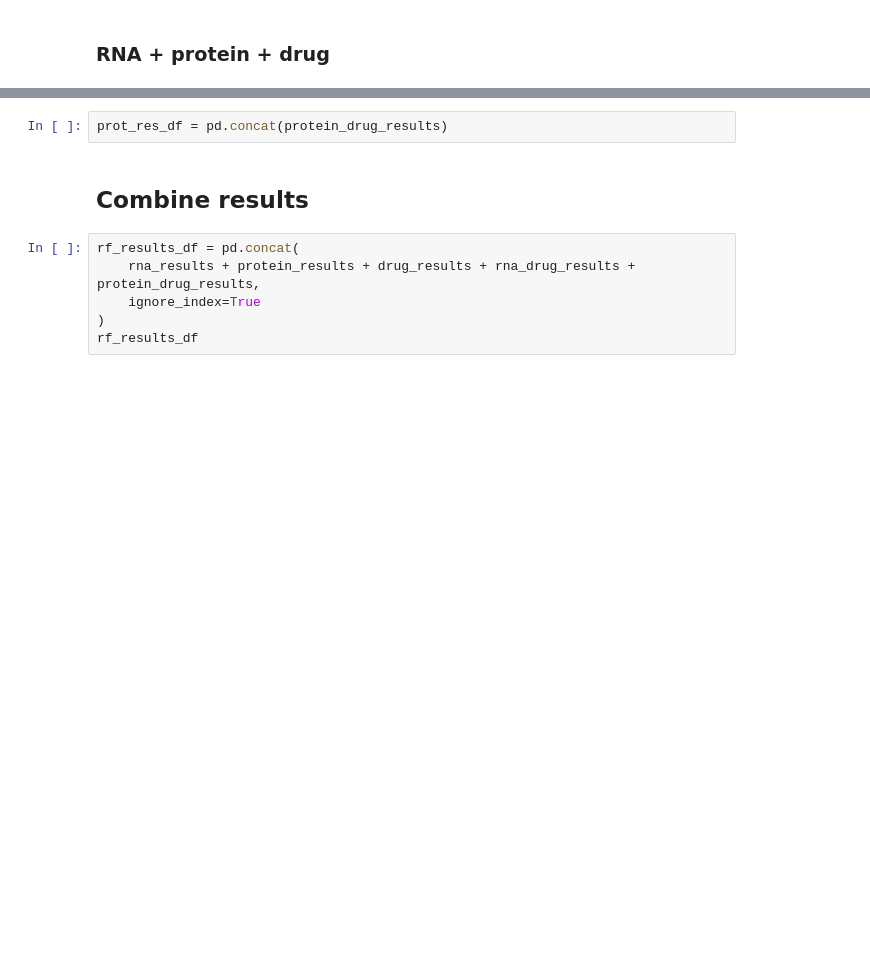
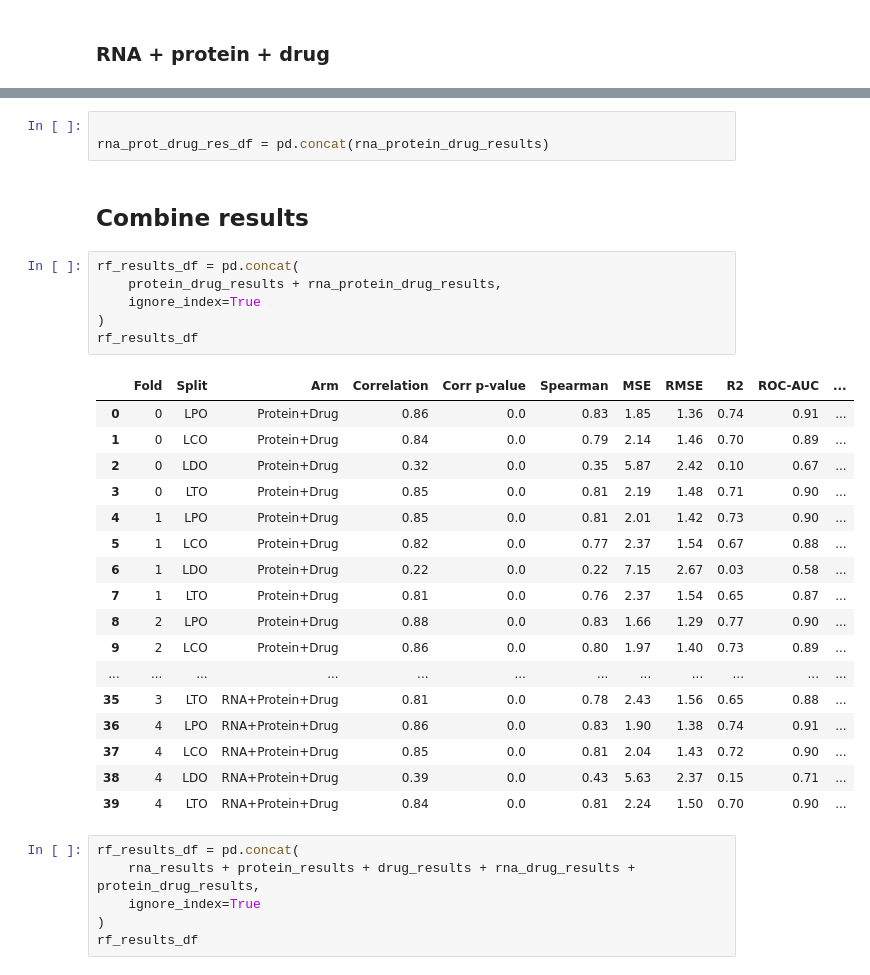
Before and after one commit to fshokor/multiomics-drug-response, a Jupyter notebook: notebooks/11_random_forest.ipynb, the cells around one changed output, grey strips where cells are left out. Cells and saved outputs as stored; diff of their text form; blank space fills up the shorter version.

```diff
--- a/notebooks/11_random_forest.ipynb
+++ b/notebooks/11_random_forest.ipynb
@@ -297,7 +301,32 @@ rna_protein_drug_results = run_rf_arm("RNA+Protein+Drug", ["rna", "protein", "dr
 # %%
-prot_res_df = pd.concat(protein_drug_results)
+
+rna_prot_drug_res_df = pd.concat(rna_protein_drug_results)
 # %% [markdown]
 ## Combine results
+# %%
+rf_results_df = pd.concat(
+    protein_drug_results + rna_protein_drug_results,
+    ignore_index=True
+)
+rf_results_df
+# %% [output]
+|  | Fold | Split | Arm | Correlation | Corr p-value | Spearman | MSE | RMSE | R2 | ROC-AUC | ... |
+| 0 | 0 | LPO | Protein+Drug | 0.86 | 0.0 | 0.83 | 1.85 | 1.36 | 0.74 | 0.91 | ... |
+| 1 | 0 | LCO | Protein+Drug | 0.84 | 0.0 | 0.79 | 2.14 | 1.46 | 0.70 | 0.89 | ... |
+| 2 | 0 | LDO | Protein+Drug | 0.32 | 0.0 | 0.35 | 5.87 | 2.42 | 0.10 | 0.67 | ... |
+| 3 | 0 | LTO | Protein+Drug | 0.85 | 0.0 | 0.81 | 2.19 | 1.48 | 0.71 | 0.90 | ... |
+| 4 | 1 | LPO | Protein+Drug | 0.85 | 0.0 | 0.81 | 2.01 | 1.42 | 0.73 | 0.90 | ... |
+| 5 | 1 | LCO | Protein+Drug | 0.82 | 0.0 | 0.77 | 2.37 | 1.54 | 0.67 | 0.88 | ... |
+| 6 | 1 | LDO | Protein+Drug | 0.22 | 0.0 | 0.22 | 7.15 | 2.67 | 0.03 | 0.58 | ... |
+| 7 | 1 | LTO | Protein+Drug | 0.81 | 0.0 | 0.76 | 2.37 | 1.54 | 0.65 | 0.87 | ... |
+| 8 | 2 | LPO | Protein+Drug | 0.88 | 0.0 | 0.83 | 1.66 | 1.29 | 0.77 | 0.90 | ... |
+| 9 | 2 | LCO | Protein+Drug | 0.86 | 0.0 | 0.80 | 1.97 | 1.40 | 0.73 | 0.89 | ... |
+| ... | ... | ... | ... | ... | ... | ... | ... | ... | ... | ... | ... |
+| 35 | 3 | LTO | RNA+Protein+Drug | 0.81 | 0.0 | 0.78 | 2.43 | 1.56 | 0.65 | 0.88 | ... |
+| 36 | 4 | LPO | RNA+Protein+Drug | 0.86 | 0.0 | 0.83 | 1.90 | 1.38 | 0.74 | 0.91 | ... |
+| 37 | 4 | LCO | RNA+Protein+Drug | 0.85 | 0.0 | 0.81 | 2.04 | 1.43 | 0.72 | 0.90 | ... |
+| 38 | 4 | LDO | RNA+Protein+Drug | 0.39 | 0.0 | 0.43 | 5.63 | 2.37 | 0.15 | 0.71 | ... |
+| 39 | 4 | LTO | RNA+Protein+Drug | 0.84 | 0.0 | 0.81 | 2.24 | 1.50 | 0.70 | 0.90 | ... |
 # %%
 rf_results_df = pd.concat(
     rna_results + protein_results + drug_results + rna_drug_results + protein_drug_results,
```
Also changed, not shown: parts of 3 cells of this notebook.
